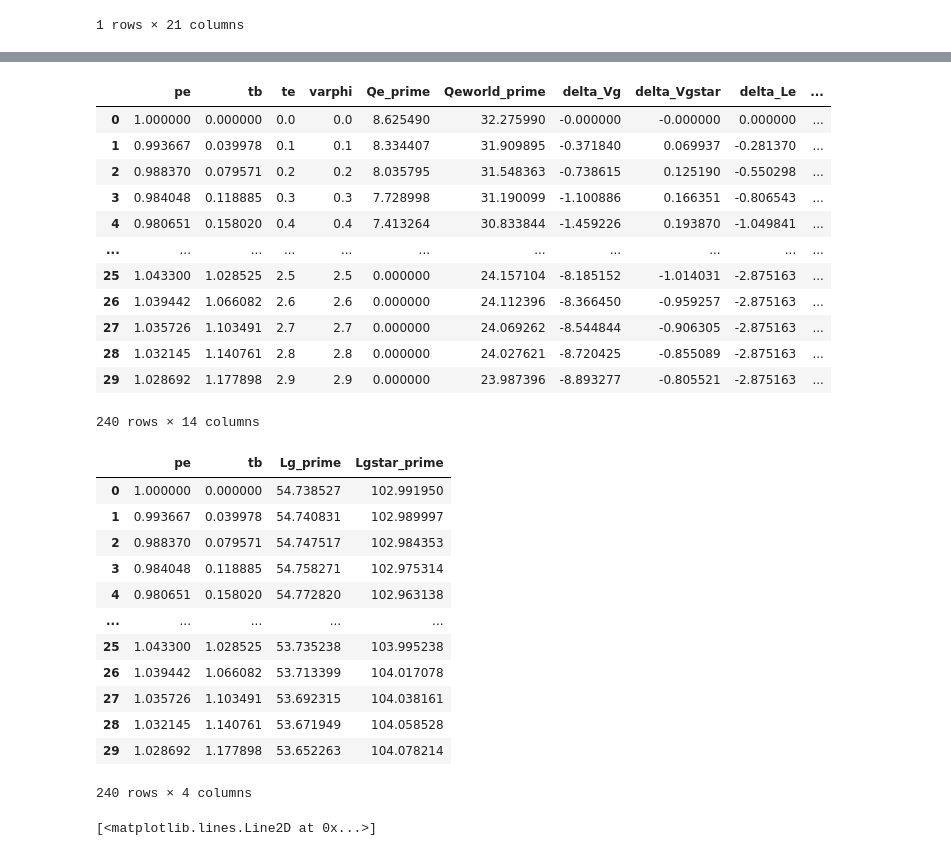
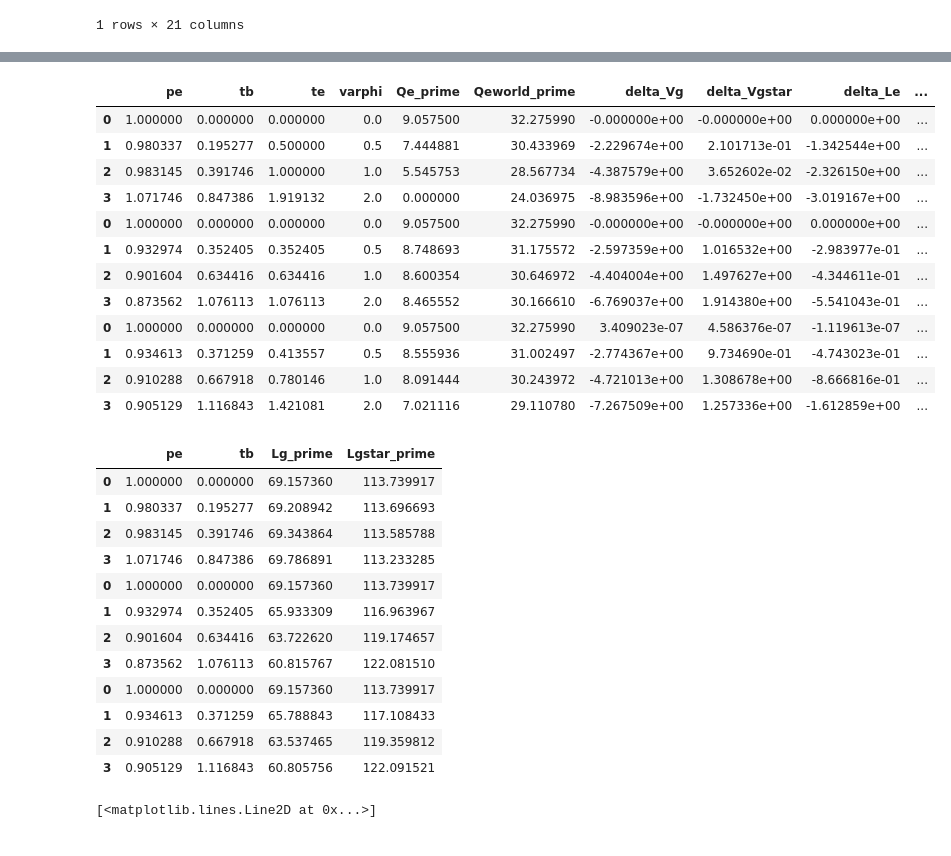
Before and after one commit to VoliCrank/Optimal-Unilateral-Carbon-Policy, a Jupyter notebook: simulation_results/codes/direct_energy_consumption/ces_direct_energy.ipynb, the cells around one changed output, grey strips where cells are left out. Drawn from its saved outputs; the diff is of its cells as text; code cells hidden in the pictures.

```diff
--- a/simulation_results/codes/direct_energy_consumption/ces_direct_energy.ipynb
+++ b/simulation_results/codes/direct_energy_consumption/ces_direct_energy.ipynb
@@ -74,14 +74,14 @@ df
 #tax_scenario= pd.DataFrame({'tax_sce': ['global','purete','puretc','puretp','EC_hybrid','EP_hybrid','PC_hybrid','EPC_hybrid']})
 #tax_scenario= pd.DataFrame({'tax_sce': ['Unilateral','purete','puretc','puretp','EC_hybrid','EP_hybrid','PC_hybrid','EPC_hybrid']})
 #tax_scenario= pd.DataFrame({'tax_sce': ['Unilateral','PC_hybrid'], 'Base':[0,1]},index=[1,2])
-tax_scenario= pd.DataFrame({'tax_sce': ['EP_hybrid']})
+tax_scenario= pd.DataFrame({'tax_sce': ['Unilateral', 'puretp', 'EP_hybrid']})
 #tax_scenario= pd.DataFrame({'tax_sce': ['Unilateral','purete','puretc','puretp'], 'Base':[0,1,1,1]},index=[1,2,3,4])
 # %%
 def iterate_tax(tax_scenario,df,theta, sigma, sigmastar, sigmaE, sigmaEstar, epsilonSvec, epsilonSstarvec, beta, gamma, logit):
     paralist = (theta, sigma, sigmastar, sigmaE, sigmaEstar, epsilonSvec, epsilonSstarvec, beta, gamma, logit)
     varphilist = np.arange(0,5,0.1)
     #varphilist = np.arange (0,1,0.2)
-    varphilist = [0.5, 1,2]
+    varphilist = [0,0.5, 1,2]
     output=[]
     prevtb = []
     for varphi in varphilist:
@@ -140,7 +159,0 @@ Outcomes
-# %%
-output_list=[]
-for i in range(0,len(tax_scenario)):
-    output_list.append(temp_df.loc[i])
-Outcomes = pd.concat(output_list, axis=0, join='outer', ignore_index=False, keys=tax_scenario['tax_sce'], levels=None, verify_integrity=False,copy=True)
-Outcomes.reset_index(level=0, inplace=True)
-Outcomes
@@ -161,36 +176,36 @@ Outcomes[['pe','tb', 'Ced_prime', 'Cedstar_prime', 'Cey_prime', 'Cex_prime', 'Ce
 # %%
 #outcome_t = Outcomes[Outcomes['regionbase'] == 'US as Home']
-Outcomes[['pe','tb','te','varphi', 'Qe_prime', 'Qeworld_prime','delta_Vg','delta_Vgstar','delta_Le','delta_Lestar','delta_UCec', 'delta_UCecstar','welfare','welfare_noexternality']]
+Outcomes[['pe','tb','te','varphi', 'Qe_prime', 'Qeworld_prime','delta_Vg','delta_Vgstar','delta_Le','delta_Lestar','delta_UCed', 'delta_UCedstar','welfare','welfare_noexternality']]
 # %% [output]
 |  | pe | tb | te | varphi | Qe_prime | Qeworld_prime | delta_Vg | delta_Vgstar | delta_Le | ... |
-| 0 | 1.000000 | 0.000000 | 0.0 | 0.0 | 8.625490 | 32.275990 | -0.000000 | -0.000000 | 0.000000 | ... |
-| 1 | 0.993667 | 0.039978 | 0.1 | 0.1 | 8.334407 | 31.909895 | -0.371840 | 0.069937 | -0.281370 | ... |
-| 2 | 0.988370 | 0.079571 | 0.2 | 0.2 | 8.035795 | 31.548363 | -0.738615 | 0.125190 | -0.550298 | ... |
-| 3 | 0.984048 | 0.118885 | 0.3 | 0.3 | 7.728998 | 31.190099 | -1.100886 | 0.166351 | -0.806543 | ... |
-| 4 | 0.980651 | 0.158020 | 0.4 | 0.4 | 7.413264 | 30.833844 | -1.459226 | 0.193870 | -1.049841 | ... |
-| ... | ... | ... | ... | ... | ... | ... | ... | ... | ... | ... |
-| 25 | 1.043300 | 1.028525 | 2.5 | 2.5 | 0.000000 | 24.157104 | -8.185152 | -1.014031 | -2.875163 | ... |
-| 26 | 1.039442 | 1.066082 | 2.6 | 2.6 | 0.000000 | 24.112396 | -8.366450 | -0.959257 | -2.875163 | ... |
-| 27 | 1.035726 | 1.103491 | 2.7 | 2.7 | 0.000000 | 24.069262 | -8.544844 | -0.906305 | -2.875163 | ... |
-| 28 | 1.032145 | 1.140761 | 2.8 | 2.8 | 0.000000 | 24.027621 | -8.720425 | -0.855089 | -2.875163 | ... |
-| 29 | 1.028692 | 1.177898 | 2.9 | 2.9 | 0.000000 | 23.987396 | -8.893277 | -0.805521 | -2.875163 | ... |
+| 0 | 1.000000 | 0.000000 | 0.000000 | 0.0 | 9.057500 | 32.275990 | -0.000000e+00 | -0.000000e+00 | 0.000000e+00 | ... |
+| 1 | 0.980337 | 0.195277 | 0.500000 | 0.5 | 7.444881 | 30.433969 | -2.229674e+00 | 2.101713e-01 | -1.342544e+00 | ... |
+| 2 | 0.983145 | 0.391746 | 1.000000 | 1.0 | 5.545753 | 28.567734 | -4.387579e+00 | 3.652602e-02 | -2.326150e+00 | ... |
+| 3 | 1.071746 | 0.847386 | 1.919132 | 2.0 | 0.000000 | 24.036975 | -8.983596e+00 | -1.732450e+00 | -3.019167e+00 | ... |
+| 0 | 1.000000 | 0.000000 | 0.000000 | 0.0 | 9.057500 | 32.275990 | -0.000000e+00 | -0.000000e+00 | 0.000000e+00 | ... |
+| 1 | 0.932974 | 0.352405 | 0.352405 | 0.5 | 8.748693 | 31.175572 | -2.597359e+00 | 1.016532e+00 | -2.983977e-01 | ... |
+| 2 | 0.901604 | 0.634416 | 0.634416 | 1.0 | 8.600354 | 30.646972 | -4.404004e+00 | 1.497627e+00 | -4.344611e-01 | ... |
+| 3 | 0.873562 | 1.076113 | 1.076113 | 2.0 | 8.465552 | 30.166610 | -6.769037e+00 | 1.914380e+00 | -5.541043e-01 | ... |
+| 0 | 1.000000 | 0.000000 | 0.000000 | 0.0 | 9.057500 | 32.275990 | 3.409023e-07 | 4.586376e-07 | -1.119613e-07 | ... |
+| 1 | 0.934613 | 0.371259 | 0.413557 | 0.5 | 8.555936 | 31.002497 | -2.774367e+00 | 9.734690e-01 | -4.743023e-01 | ... |
+| 2 | 0.910288 | 0.667918 | 0.780146 | 1.0 | 8.091444 | 30.243972 | -4.721013e+00 | 1.308678e+00 | -8.666816e-01 | ... |
+| 3 | 0.905129 | 1.116843 | 1.421081 | 2.0 | 7.021116 | 29.110780 | -7.267509e+00 | 1.257336e+00 | -1.612859e+00 | ... |
-240 rows × 14 columns
 # %%
 Outcomes[['pe','tb','Lg_prime', 'Lgstar_prime']]
 # %% [output]
 |  | pe | tb | Lg_prime | Lgstar_prime |
-| 0 | 1.000000 | 0.000000 | 54.738527 | 102.991950 |
-| 1 | 0.993667 | 0.039978 | 54.740831 | 102.989997 |
-| 2 | 0.988370 | 0.079571 | 54.747517 | 102.984353 |
-| 3 | 0.984048 | 0.118885 | 54.758271 | 102.975314 |
-| 4 | 0.980651 | 0.158020 | 54.772820 | 102.963138 |
-| ... | ... | ... | ... | ... |
-| 25 | 1.043300 | 1.028525 | 53.735238 | 103.995238 |
-| 26 | 1.039442 | 1.066082 | 53.713399 | 104.017078 |
-| 27 | 1.035726 | 1.103491 | 53.692315 | 104.038161 |
-| 28 | 1.032145 | 1.140761 | 53.671949 | 104.058528 |
-| 29 | 1.028692 | 1.177898 | 53.652263 | 104.078214 |
+| 0 | 1.000000 | 0.000000 | 69.157360 | 113.739917 |
+| 1 | 0.980337 | 0.195277 | 69.208942 | 113.696693 |
+| 2 | 0.983145 | 0.391746 | 69.343864 | 113.585788 |
+| 3 | 1.071746 | 0.847386 | 69.786891 | 113.233285 |
+| 0 | 1.000000 | 0.000000 | 69.157360 | 113.739917 |
+| 1 | 0.932974 | 0.352405 | 65.933309 | 116.963967 |
+| 2 | 0.901604 | 0.634416 | 63.722620 | 119.174657 |
+| 3 | 0.873562 | 1.076113 | 60.815767 | 122.081510 |
+| 0 | 1.000000 | 0.000000 | 69.157360 | 113.739917 |
+| 1 | 0.934613 | 0.371259 | 65.788843 | 117.108433 |
+| 2 | 0.910288 | 0.667918 | 63.537465 | 119.359812 |
+| 3 | 0.905129 | 1.116843 | 60.805756 | 122.091521 |
-240 rows × 4 columns
 # %%
 Outcomes.to_csv('../../output/direct_consumption_constrained.csv', header=True)
 # %%
```
Also changed, not shown: parts of 4 cells of this notebook, 6 other files.
